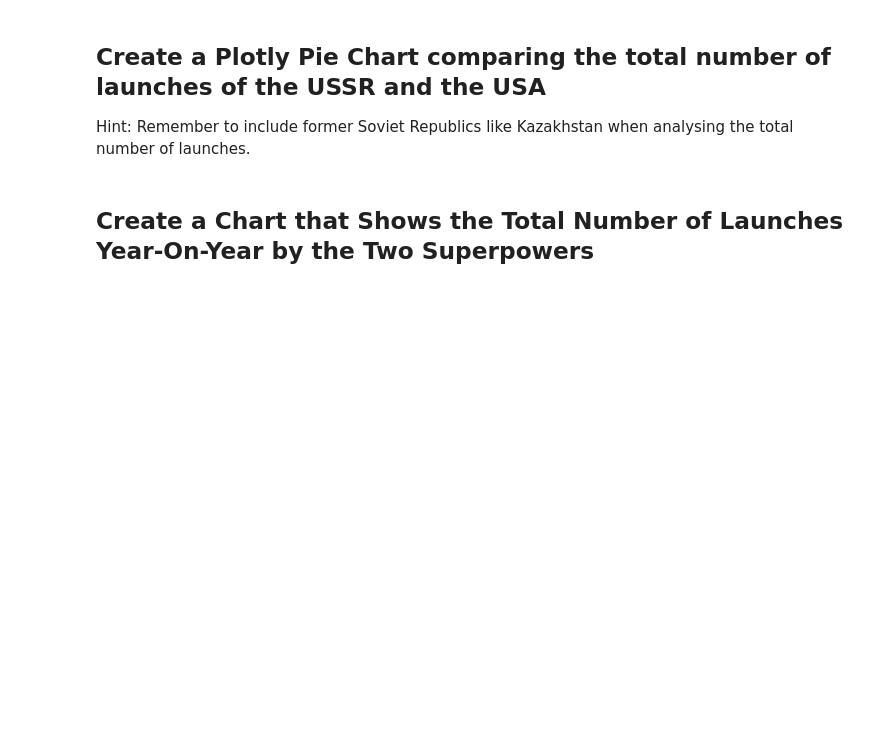
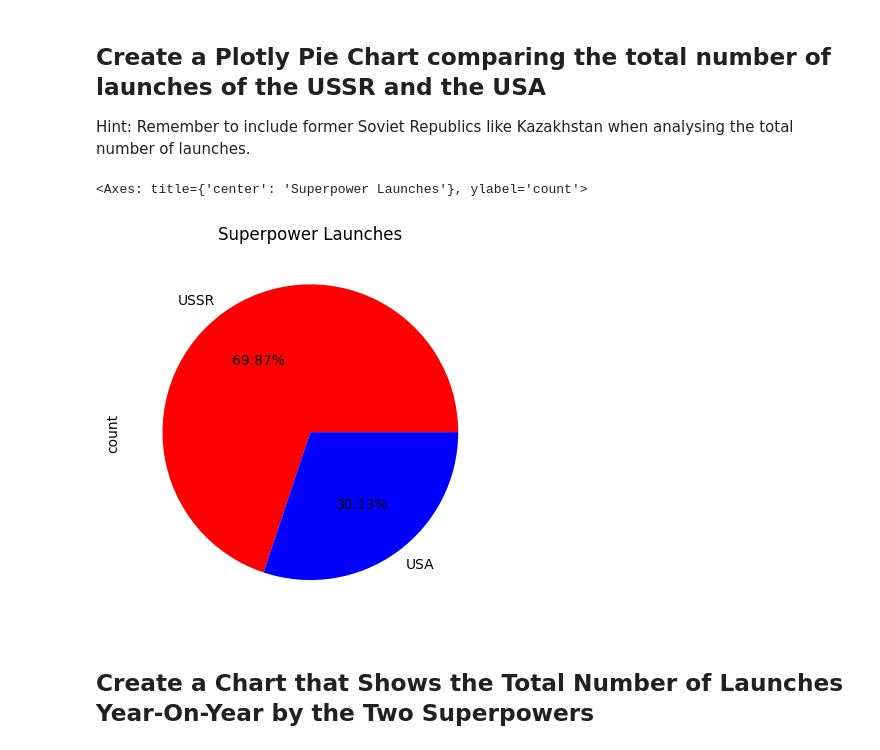
Before and after one commit to johnpapwinter/space-race-data-analysis, a Jupyter notebook: Space_Missions_Analysis.ipynb, the cells around one changed output. Cells and saved outputs as stored; diff of their text form; code cells hidden in the pictures; blank space fills up the shorter version.

Commit message:
cold war clean data, launches of ussr and usa

```diff
--- a/Space_Missions_Analysis.ipynb
+++ b/Space_Missions_Analysis.ipynb
@@ -746,3 +746,5 @@ plt.show()
 # Cold War Space Race: USA vs USSR
 
 The cold war lasted from the start of the dataset up until 1991.
+# %%
+df_cold_war = df.query("date < '1991-12-31' and date >= '1948-01-01'")
@@ -750,6 +768,37 @@ The cold war lasted from the start of the dataset up until 1991.
 ## Create a Plotly Pie Chart comparing the total number of launches of the USSR and the USA
 
 Hint: Remember to include former Soviet Republics like Kazakhstan when analysing the total number of launches.
+# %%
+df_cold_war_countries = df_cold_war.copy()
+df_cold_war_countries['location'] = df_cold_war['location'].str.split(',').str[-1].str.strip()
+# %%
+def cold_war_country_names(country_name: str):
+    if country_name == 'Russia':
+        return 'USSR'
+    if country_name == 'Kazakhstan':
+        return 'USSR'
+    if country_name == 'Yellow Sea':
+        return 'China'
+    if country_name == 'Pacific Missile Range Facility':
+        return 'USA'
+    if country_name == 'Barents Sea':
+        return 'USSR'
+    if country_name == 'Gran Canaria':
+        return 'USA'
+    else:
+        return country_name
+# %%
+df_cold_war_countries['location'] = df_cold_war_countries['location'].apply(cold_war_country_names)
+colors = ['red', 'blue']
+# %%
+df_cold_war_countries['location'].value_counts().iloc[:2].plot(kind='pie',
+                                                               autopct='%1.2f%%',
+                                                               title='Superpower Launches',
+                                                               colors=colors
+                                                              )
+# %% [output]
+<Axes: title={'center': 'Superpower Launches'}, ylabel='count'>
+[figure, added]
 # %% [markdown]
 ## Create a Chart that Shows the Total Number of Launches Year-On-Year by the Two Superpowers
 # %% [markdown]
```
Also changed, not shown: parts of 1 cell of this notebook.
